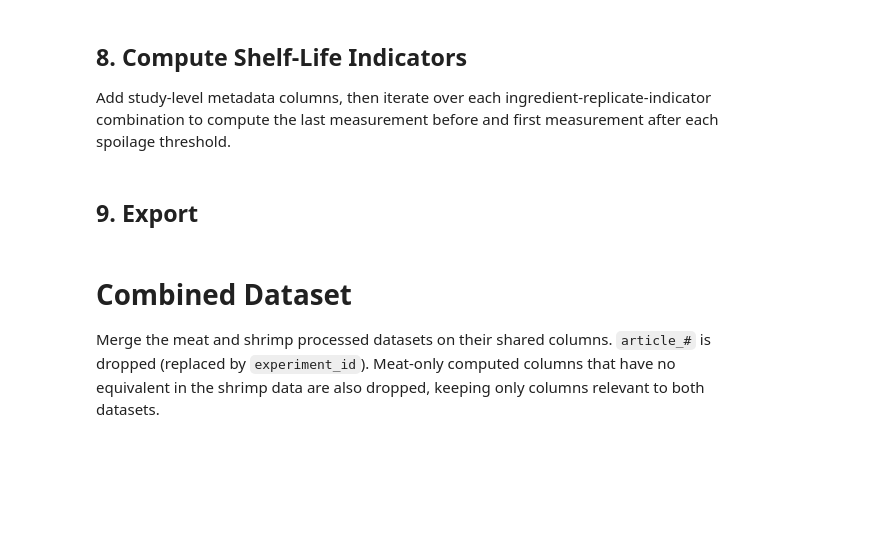
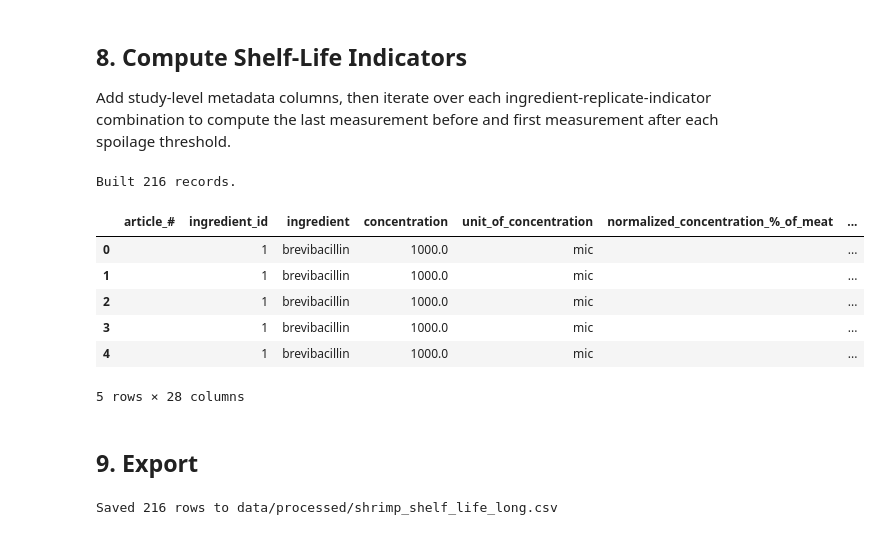
Before and after one commit to SafaeHaj/food-preservation-methods-predictors, a Jupyter notebook: data_processing.ipynb, the cells around one changed output. Cells and saved outputs as stored; diff of their text form; code cells hidden in the pictures; blank space fills up the shorter version.

```diff
--- a/data_processing.ipynb
+++ b/data_processing.ipynb
@@ -533,7 +596,6 @@ for ingredient_code, ingredient_df in shrimpdf.groupby("ingredient"):
                 initial_count = working_df.sort_values("day").iloc[0][value_col]
 
                 records.append({
-                    "experiment_id":                        f"SHR-{ingredient_code}",
                     "article_#":                            None,
                     "ingredient_id":                        ingredient_info["ingredient id"],
                     "ingredient":                           ingredient_info["ingredient"],
@@ -546,10 +608,8 @@ for ingredient_code, ingredient_df in shrimpdf.groupby("ingredient"):
                     "packaging_condition":                  None,
                     "storage_condition_(°c)":               4,
                     "meat_type":                            "shrimp",
-                    "meat_type_2":                          "shrimp",
                     "part_of_product":                      "whole",
-                    "treatment":                            "anm+cooked",
-                    "combined_treatment":                   "anm+cooked",
+                    "treatment":                            "anm+heat",
                     "indicators":                           indicator_info["indicator"],
                     "type_of_indicator":                    indicator_info["type_of_indicator"],
                     "lower_level_threshold_(log_cfu/g)":    indicator_info["lower_level_threshold_(log_cfu/g)"],
@@ -564,25 +624,48 @@ for ingredient_code, ingredient_df in shrimpdf.groupby("ingredient"):
                 })
 
 print(f"Built {len(records):,} records.")
+# %% [output]
+Built 216 records.
+# %%
+def compute_inhibition_features(df):
+    """Compute inhibition features for shelf-life prediction."""
+    return df.assign(
+        # Protect against division by zero (pre_threshold_day > 0)
+        initial_inhibition_factor=(
+            (df['pre-threshold_count'] - df['initial_count']) /
+            df['pre-threshold_day'].replace(0, pd.NA)
+        ),
+
+        # Protect against zero or negative time difference
+        post_inhibition_factor=(
+            (df['post-threshold_count'] - df['pre-threshold_count']) /
+            (df['post-threshold_day'] - df['pre-threshold_day']).clip(lower=1e-6)
+        ),
+
+        # Protection against zero threshold (safety check)
+        post_threshold_proximity_index=(
+            df['post-threshold_count'] /
+            df['lower_level_threshold_(log_cfu/g)'].replace(0, pd.NA)
+        )
+    )
 # %%
 shrimpdf = pd.DataFrame(records)
-
-# Rename the storage column to match the meat dataset's column name exactly,
-# avoiding double-encoding of the degree sign from the dict key literal.
-shrimp_storage_col = next(c for c in shrimpdf.columns if c.startswith("storage_condition_"))
-meat_storage_col = next(c for c in meatdf.columns if c.startswith("storage_condition_"))
-if shrimp_storage_col != meat_storage_col:
-    shrimpdf = shrimpdf.rename(columns={shrimp_storage_col: meat_storage_col})
-
+shrimpdf = compute_inhibition_features(shrimpdf)
 shrimpdf = normalize_string_values(shrimpdf)
 shrimpdf.head()
+# %% [output]
+|  | article_# | ingredient_id | ingredient | concentration | unit_of_concentration | normalized_concentration_%_of_meat | ... |
+| 0 |  | 1 | brevibacillin | 1000.0 | mic |  | ... |
+| 1 |  | 1 | brevibacillin | 1000.0 | mic |  | ... |
+| 2 |  | 1 | brevibacillin | 1000.0 | mic |  | ... |
+| 3 |  | 1 | brevibacillin | 1000.0 | mic |  | ... |
+| 4 |  | 1 | brevibacillin | 1000.0 | mic |  | ... |
+5 rows × 28 columns
 # %% [markdown]
 ## 9. Export
 # %%
 OUTPUT_PATH = "data/processed/shrimp_shelf_life_long.csv"
 shrimpdf.to_csv(OUTPUT_PATH, index=False)
 print(f"Saved {len(shrimpdf):,} rows to {OUTPUT_PATH}")
+# %% [output]
+Saved 216 rows to data/processed/shrimp_shelf_life_long.csv
-# %% [markdown]
-# Combined Dataset
-
-Merge the meat and shrimp processed datasets on their shared columns. `article_#` is dropped (replaced by `experiment_id`). Meat-only computed columns that have no equivalent in the shrimp data are also dropped, keeping only columns relevant to both datasets.
```
Also changed, not shown: parts of 14 cells of this notebook, 1 other file.
